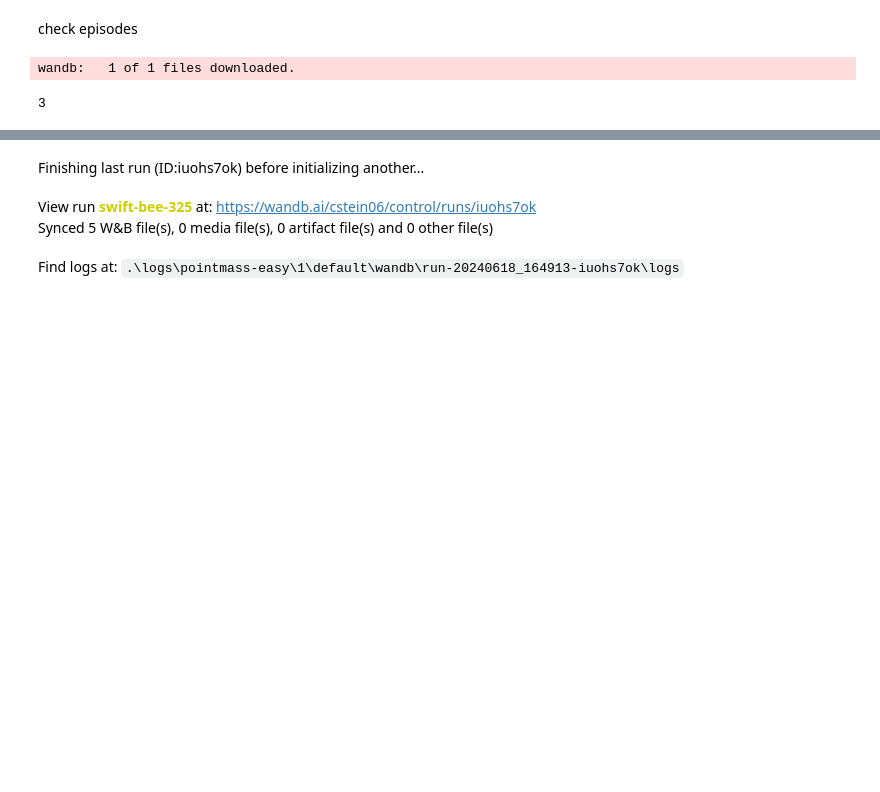
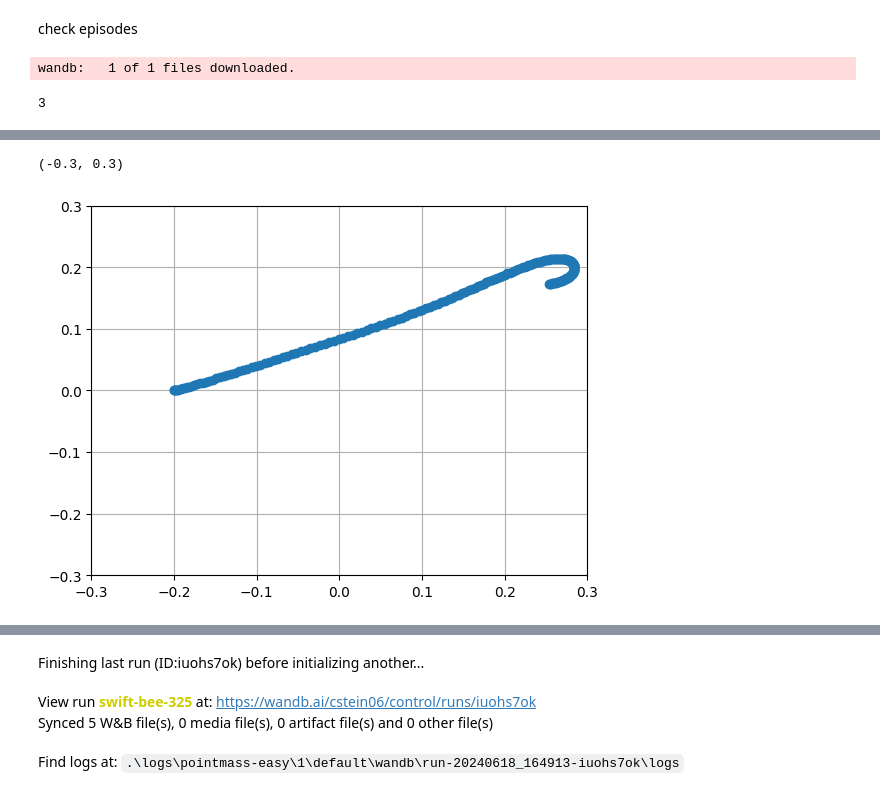
Before and after one commit to cstein06/tdmpc2, a Jupyter notebook: tdmpc2/test.ipynb, the cells around one changed output, grey strips where cells are left out. Drawn from its saved outputs; the diff is of its cells as text; code cells hidden in the pictures; blank space fills up the shorter version.

```diff
--- a/tdmpc2/test.ipynb
+++ b/tdmpc2/test.ipynb
@@ -112,3 +108,11 @@ plt.plot(epis[2]["action"])
+# %%
+plt.plot(epis[0]["obs"][:, 0], epis[0]["obs"][:, 1], 'o')
+plt.grid()
+plt.xlim(-0.3, 0.3)
+plt.ylim(-0.3, 0.3)
+# %% [output]
+(-0.3, 0.3)
+[figure, added]
 # %%
 plt.plot(epis[0]["action"].pow(2).sum(1))
 # %% [output]
```
Also changed, not shown: parts of 10 cells of this notebook, 4 other files.
